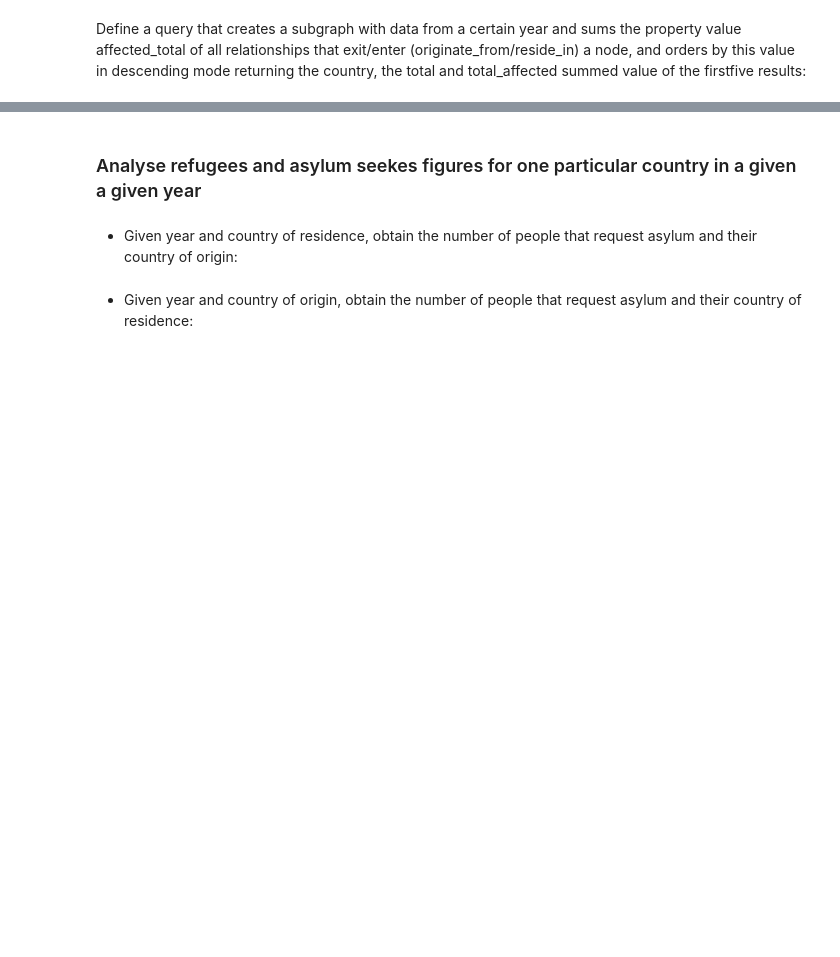
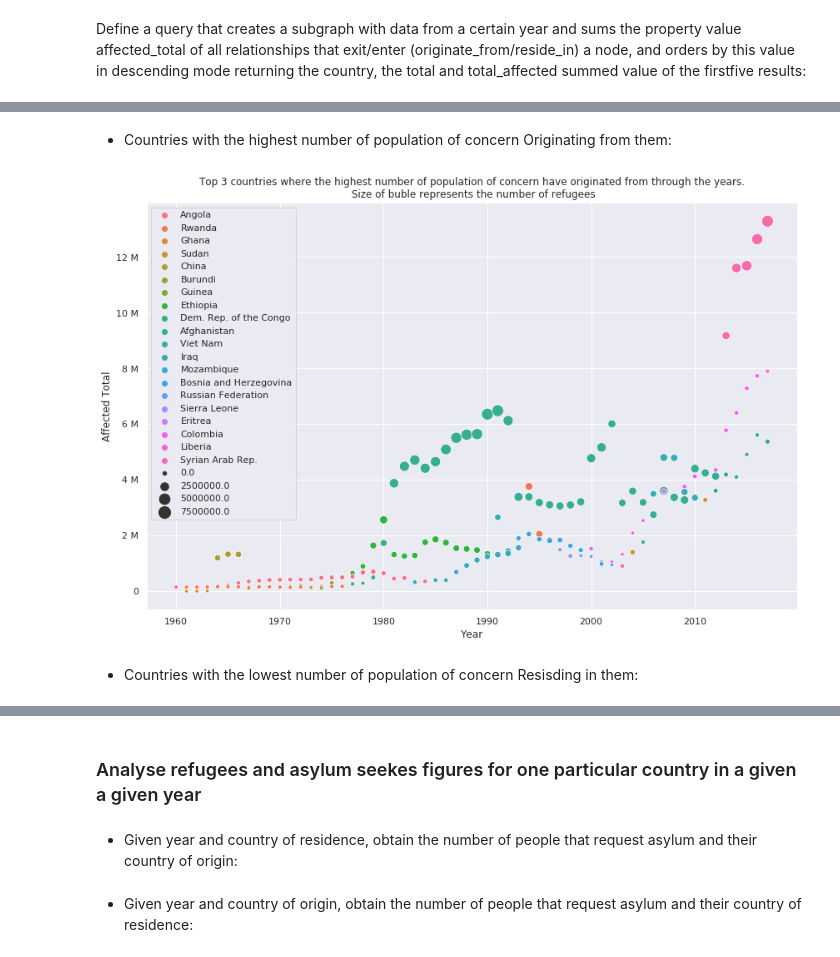
Before and after one commit to CandelaV/UNHCRs_population_of_concern_HDX, a Jupyter notebook: notebooks/c_data_analysis_with_python_and_neo4j_RESIDE_IN.ipynb, the cells around one changed output, grey strips where cells are left out. Drawn from its saved outputs; the diff is of its cells as text; code cells hidden in the pictures; blank space fills up the shorter version.

```diff
--- a/notebooks/c_data_analysis_with_python_and_neo4j_RESIDE_IN.ipynb
+++ b/notebooks/c_data_analysis_with_python_and_neo4j_RESIDE_IN.ipynb
@@ -195,0 +253,8 @@ ax.yaxis.set_major_formatter(ticker.EngFormatter())
+# %% [markdown]
+ - Countries with the highest number of population of concern Originating from them:
+# %%
+plot_top_total_countries(out_originating_highest, "originated from", top_number_limit_C1 )
+# %% [output]
+[figure, added]
+# %% [markdown]
+ - Countries with the lowest number of population of concern Resisding in them:
```
Also changed, not shown: parts of 43 cells of this notebook, 1 other file.
